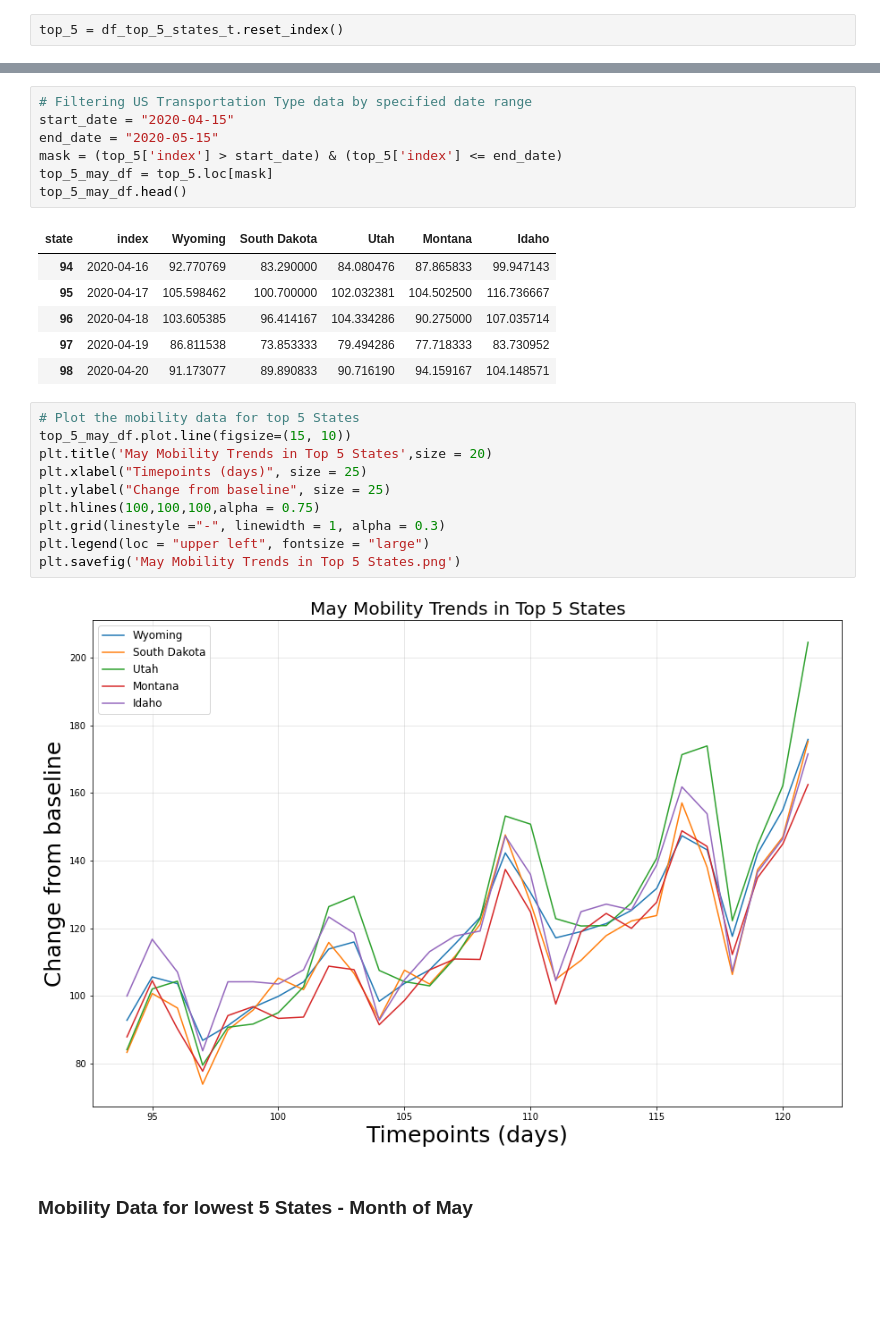
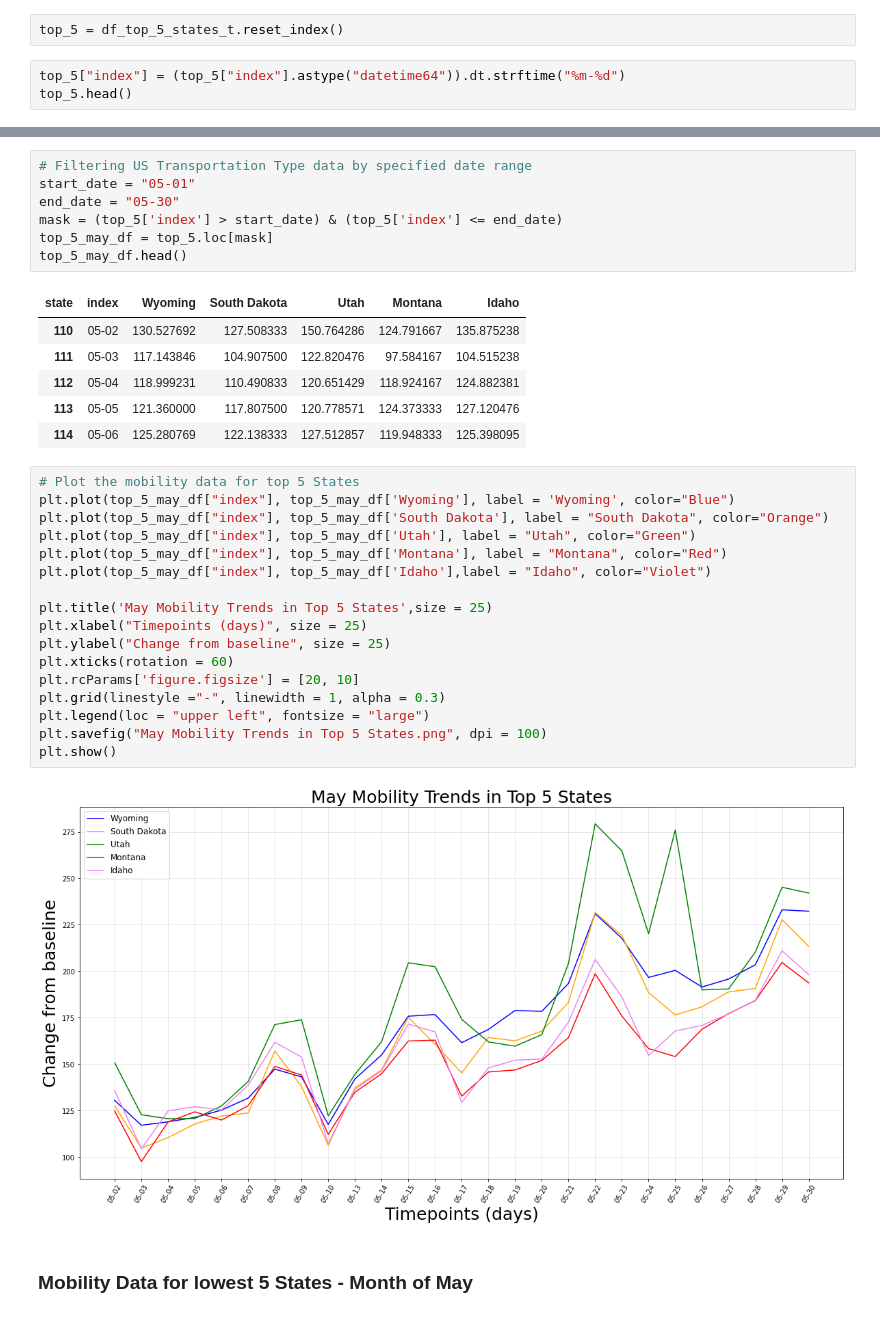
Before and after one commit to LisaHarrison08/Project_G4, a Jupyter notebook: Apple Mobility/Apple_Mobility.ipynb, the cells around one changed output, grey strips where cells are left out. Drawn from its saved outputs; the diff is of its cells as text; blank space fills up the shorter version.

Commit message:
Updated graphs to inlcude dates

```diff
--- a/Apple Mobility/Apple_Mobility.ipynb
+++ b/Apple Mobility/Apple_Mobility.ipynb
@@ -364,3 +371,6 @@ plt.savefig('Mobility Trends in the Lowest 5 States.png')
 #### Mobility Data for Top 5 States - Month of May
 # %%
 top_5 = df_top_5_states_t.reset_index()
+# %%
+top_5["index"] = (top_5["index"].astype("datetime64")).dt.strftime("%m-%d")
+top_5.head()
@@ -367,29 +384,36 @@ top_5 = df_top_5_states_t.reset_index()
 # %%
 # Filtering US Transportation Type data by specified date range
-start_date = "2020-04-15"
-end_date = "2020-05-15"
+start_date = "05-01"
+end_date = "05-30"
 mask = (top_5['index'] > start_date) & (top_5['index'] <= end_date)
 top_5_may_df = top_5.loc[mask]
 top_5_may_df.head()
 # %% [output]
 | state | index | Wyoming | South Dakota | Utah | Montana | Idaho |
-| 94 | 2020-04-16 | 92.770769 | 83.290000 | 84.080476 | 87.865833 | 99.947143 |
-| 95 | 2020-04-17 | 105.598462 | 100.700000 | 102.032381 | 104.502500 | 116.736667 |
-| 96 | 2020-04-18 | 103.605385 | 96.414167 | 104.334286 | 90.275000 | 107.035714 |
-| 97 | 2020-04-19 | 86.811538 | 73.853333 | 79.494286 | 77.718333 | 83.730952 |
-| 98 | 2020-04-20 | 91.173077 | 89.890833 | 90.716190 | 94.159167 | 104.148571 |
+| 110 | 05-02 | 130.527692 | 127.508333 | 150.764286 | 124.791667 | 135.875238 |
+| 111 | 05-03 | 117.143846 | 104.907500 | 122.820476 | 97.584167 | 104.515238 |
+| 112 | 05-04 | 118.999231 | 110.490833 | 120.651429 | 118.924167 | 124.882381 |
+| 113 | 05-05 | 121.360000 | 117.807500 | 120.778571 | 124.373333 | 127.120476 |
+| 114 | 05-06 | 125.280769 | 122.138333 | 127.512857 | 119.948333 | 125.398095 |
 # %%
 # Plot the mobility data for top 5 States
-top_5_may_df.plot.line(figsize=(15, 10))
-plt.title('May Mobility Trends in Top 5 States',size = 20)
+plt.plot(top_5_may_df["index"], top_5_may_df['Wyoming'], label = 'Wyoming', color="Blue")
+plt.plot(top_5_may_df["index"], top_5_may_df['South Dakota'], label = "South Dakota", color="Orange")
+plt.plot(top_5_may_df["index"], top_5_may_df['Utah'], label = "Utah", color="Green")
+plt.plot(top_5_may_df["index"], top_5_may_df['Montana'], label = "Montana", color="Red")
+plt.plot(top_5_may_df["index"], top_5_may_df['Idaho'],label = "Idaho", color="Violet")
+
+plt.title('May Mobility Trends in Top 5 States',size = 25)
 plt.xlabel("Timepoints (days)", size = 25)
 plt.ylabel("Change from baseline", size = 25)
-plt.hlines(100,100,100,alpha = 0.75)
+plt.xticks(rotation = 60)
+plt.rcParams['figure.figsize'] = [20, 10]
 plt.grid(linestyle ="-", linewidth = 1, alpha = 0.3)
 plt.legend(loc = "upper left", fontsize = "large")
-plt.savefig('May Mobility Trends in Top 5 States.png')
+plt.savefig("May Mobility Trends in Top 5 States.png", dpi = 100)
+plt.show()
 # %% [output]
-[figure, old version]
+[figure, new version]
 # %% [markdown]
 ### Mobility Data for lowest 5 States - Month of May
 # %%
```
Also changed, not shown: parts of 30 cells of this notebook, 8 other files.
